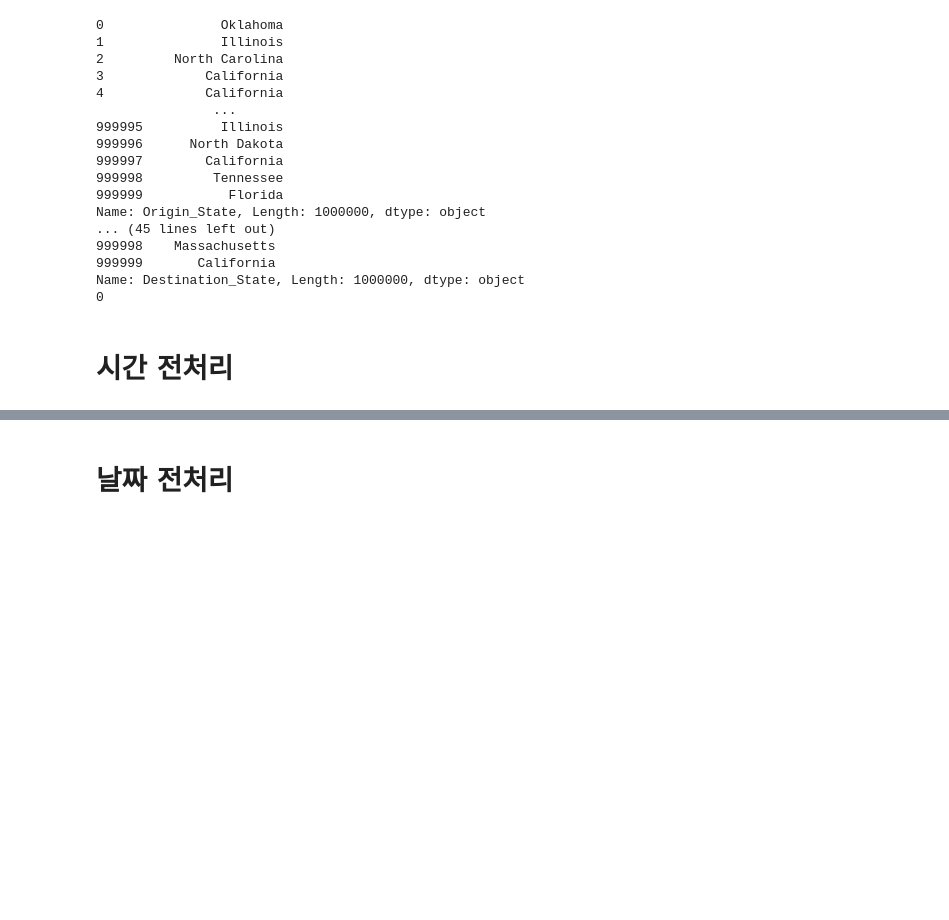
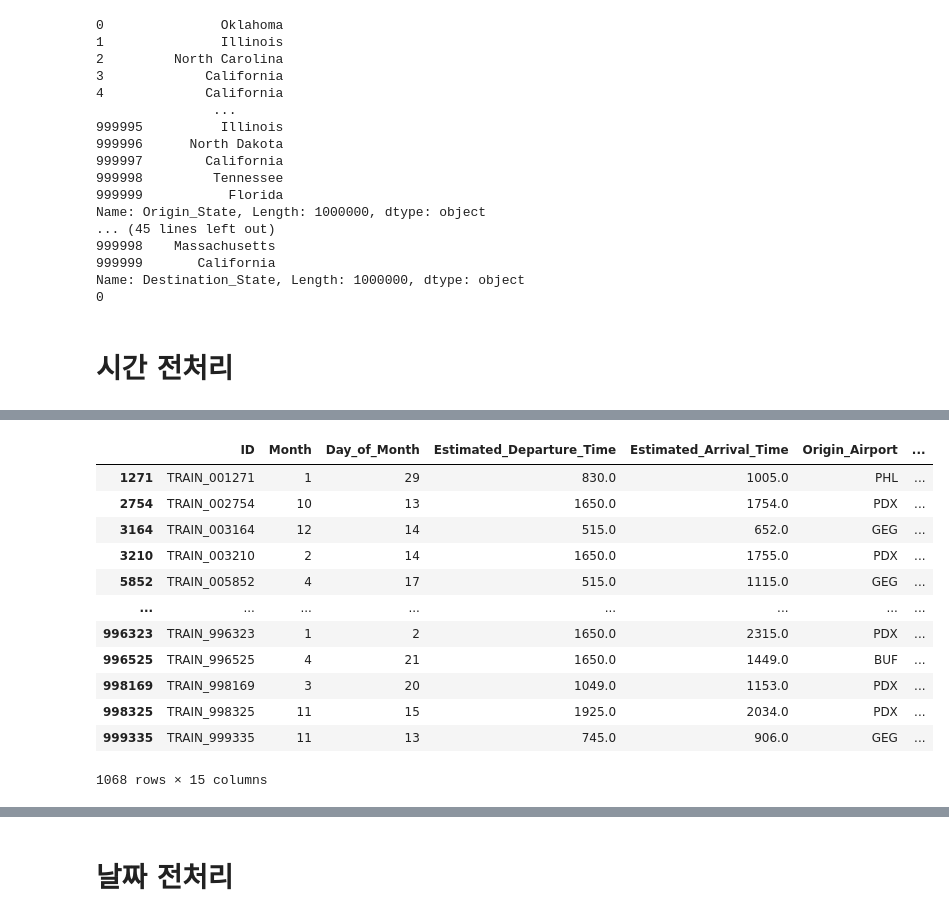
Before and after one commit to YunSeoHwan/My-own-study-repository, a Jupyter notebook: [Baseline]_Parquet_변환과_Random_Forest_Classifier.ipynb, the cells around one changed output, grey strips where cells are left out. Saved outputs shown, nothing was run; the diff lists cells and outputs as text; code cells hidden in the pictures; blank space fills up the shorter version.

```diff
--- a/[Baseline]_Parquet_변환과_Random_Forest_Classifier.ipynb
+++ b/[Baseline]_Parquet_변환과_Random_Forest_Classifier.ipynb
@@ -413,0 +588,16 @@ train
+# %%
+train[(train["Distance"] == 279.0)]
+# %% [output]
+|  | ID | Month | Day_of_Month | Estimated_Departure_Time | Estimated_Arrival_Time | Origin_Airport | ... |
+| 1271 | TRAIN_001271 | 1 | 29 | 830.0 | 1005.0 | PHL | ... |
+| 2754 | TRAIN_002754 | 10 | 13 | 1650.0 | 1754.0 | PDX | ... |
+| 3164 | TRAIN_003164 | 12 | 14 | 515.0 | 652.0 | GEG | ... |
+| 3210 | TRAIN_003210 | 2 | 14 | 1650.0 | 1755.0 | PDX | ... |
+| 5852 | TRAIN_005852 | 4 | 17 | 515.0 | 1115.0 | GEG | ... |
+| ... | ... | ... | ... | ... | ... | ... | ... |
+| 996323 | TRAIN_996323 | 1 | 2 | 1650.0 | 2315.0 | PDX | ... |
+| 996525 | TRAIN_996525 | 4 | 21 | 1650.0 | 1449.0 | BUF | ... |
+| 998169 | TRAIN_998169 | 3 | 20 | 1049.0 | 1153.0 | PDX | ... |
+| 998325 | TRAIN_998325 | 11 | 15 | 1925.0 | 2034.0 | PDX | ... |
+| 999335 | TRAIN_999335 | 11 | 13 | 745.0 | 906.0 | GEG | ... |
+1068 rows × 15 columns
```
Also changed, not shown: parts of 54 cells of this notebook.
